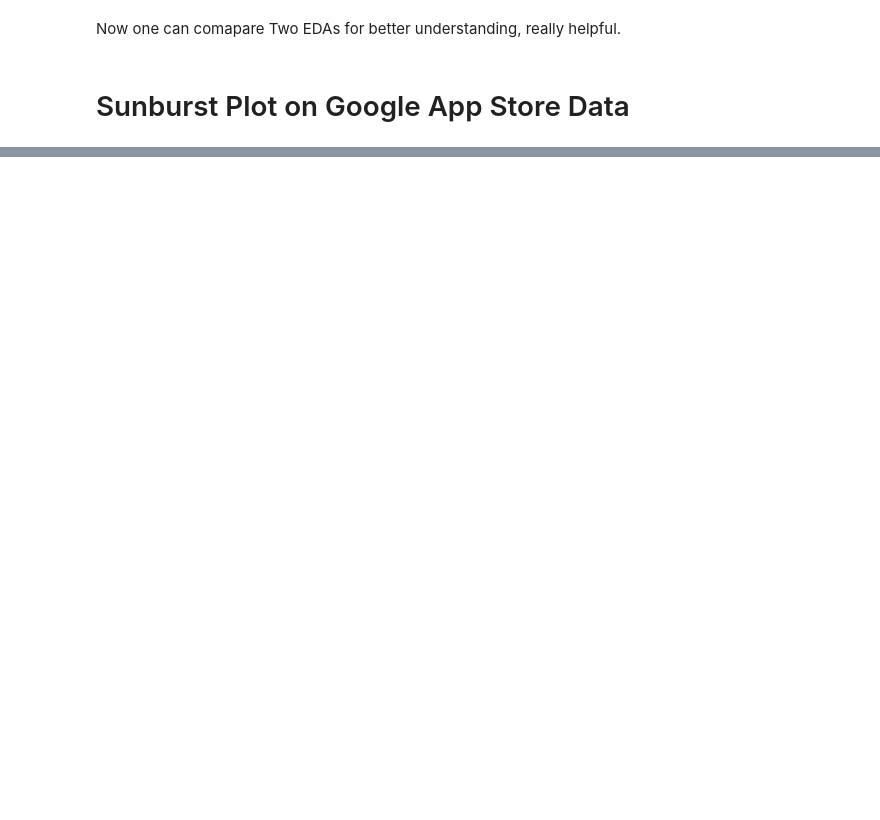
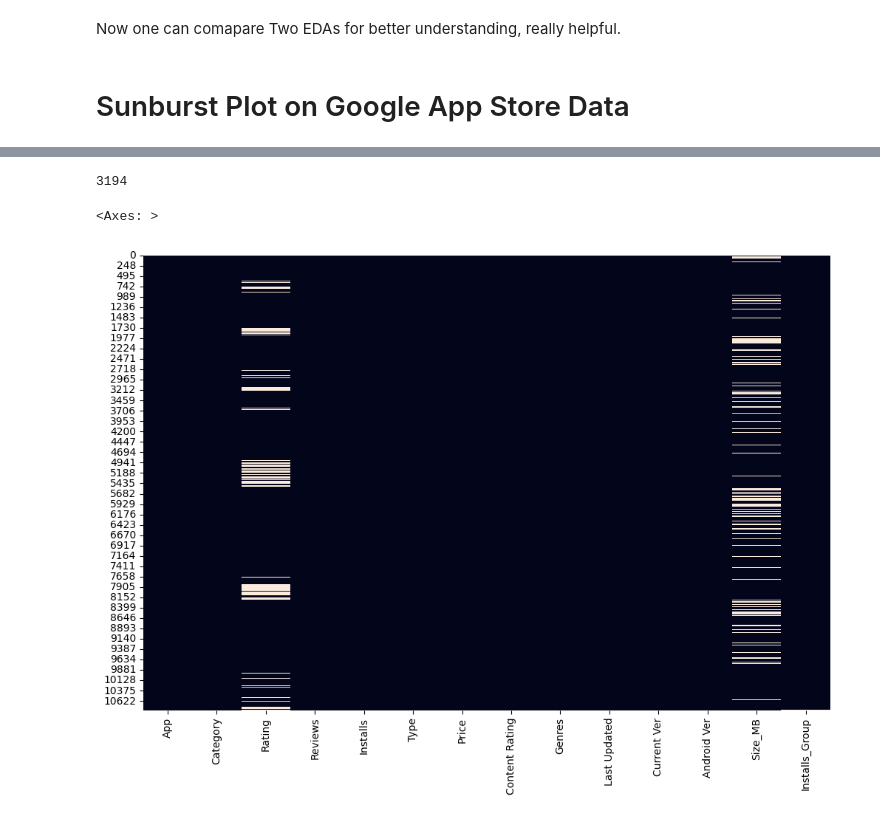
Before and after one commit to mnsair/AI-AND-DS, a Jupyter notebook: Code/dotIPYNB/06_kaggle_google_eda.ipynb, the cells around one changed output, grey strips where cells are left out. Drawn from its saved outputs; the diff is of its cells as text; code cells hidden in the pictures; blank space fills up the shorter version.

```diff
--- a/Code/dotIPYNB/06_kaggle_google_eda.ipynb
+++ b/Code/dotIPYNB/06_kaggle_google_eda.ipynb
@@ -428,6 +446,10 @@ df.head().T
 # %%
 #sunburst plot
 import plotly.express as px
+
+# drop rows with None values in the path column
+df = df.dropna(subset=['Category', 'Type', 'Content Rating', 'Genres'])
+
 # sunburst plot on Google App Store Dtaase
 fig = px.sunburst(df,
                   path=['Category', 'Type', 'Content Rating', 'Genres'],
@@ -442,0 +505,12 @@ fig.write_html(r"C:/Users/mnsai/Desktop/Python/AI-and-DS/Output/HTMLF/08_sunburs
+# %%
+# total number of missing values
+df.isnull().sum().sum()
+# %% [output]
+3194
+# %%
+# Plot missing values
+plt.figure(figsize=(12, 8))
+sns.heatmap(df.isnull(), cbar=False)
+# %% [output]
+<Axes: >
+[figure, added]
```
Also changed, not shown: parts of 9 cells of this notebook.
